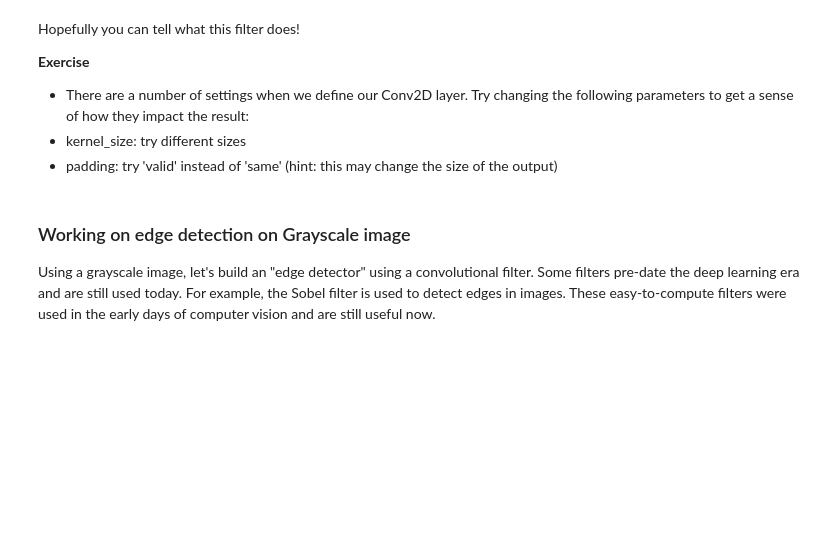
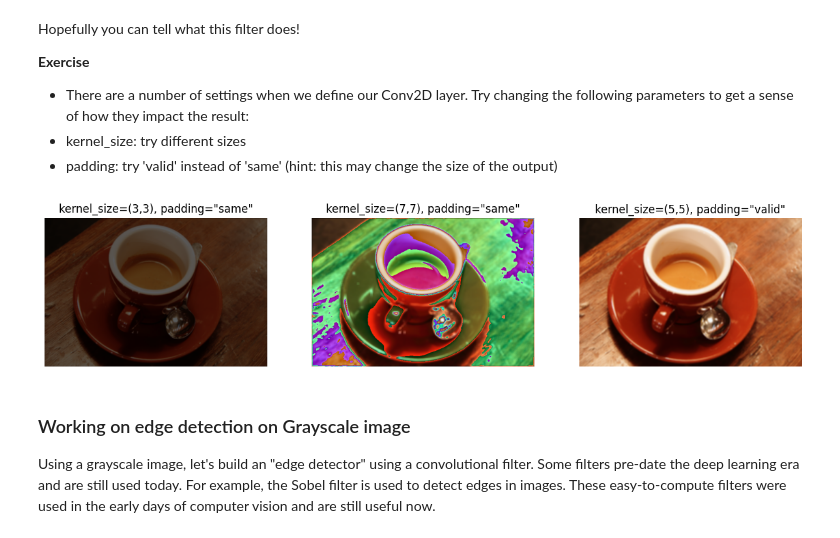
Before and after one commit to matiasvelastegui/deep_learning, a Jupyter notebook: 01_materials/labs/lab_4.ipynb, the cells around one changed output. Cells and saved outputs as stored; diff of their text form; code cells hidden in the pictures; blank space fills up the shorter version.

```diff
--- a/01_materials/labs/lab_4.ipynb
+++ b/01_materials/labs/lab_4.ipynb
@@ -94,3 +92,32 @@ Hopefully you can tell what this filter does!
+# %%
+# Try kernel_size=(3, 3) and padding='same'
+conv1 = Conv2D(filters=3, kernel_size=(3, 3), padding="same", kernel_initializer=my_kernel)
+img_out1 = conv1(img_in)
+np_img_out1 = img_out1[0].numpy()
+
+# Try kernel_size=(7, 7) and padding='same'
+conv2 = Conv2D(filters=3, kernel_size=(7, 7), padding="same", kernel_initializer=my_kernel)
+img_out2 = conv2(img_in)
+np_img_out2 = img_out2[0].numpy()
+
+# Try kernel_size=(5, 5) and padding='valid'
+conv3 = Conv2D(filters=3, kernel_size=(5, 5), padding="valid", kernel_initializer=my_kernel)
+img_out3 = conv3(img_in)
+np_img_out3 = img_out3[0].numpy()
+
+# Visualize the results
+fig, axs = plt.subplots(1, 3, figsize=(15, 5))
+axs[0].imshow(np_img_out1.astype('uint8'))
+axs[0].set_title('kernel_size=(3,3), padding="same"')
+axs[1].imshow(np_img_out2.astype('uint8'))
+axs[1].set_title('kernel_size=(7,7), padding="same"')
+axs[2].imshow(np_img_out3.astype('uint8'))
+axs[2].set_title('kernel_size=(5,5), padding="valid"')
+for ax in axs:
+    ax.axis('off')
+plt.show()
+# %% [output]
+[figure, added]
 # %% [markdown]
 ### Working on edge detection on Grayscale image
 
```
Also changed, not shown: parts of 8 cells of this notebook, 1 other file.
